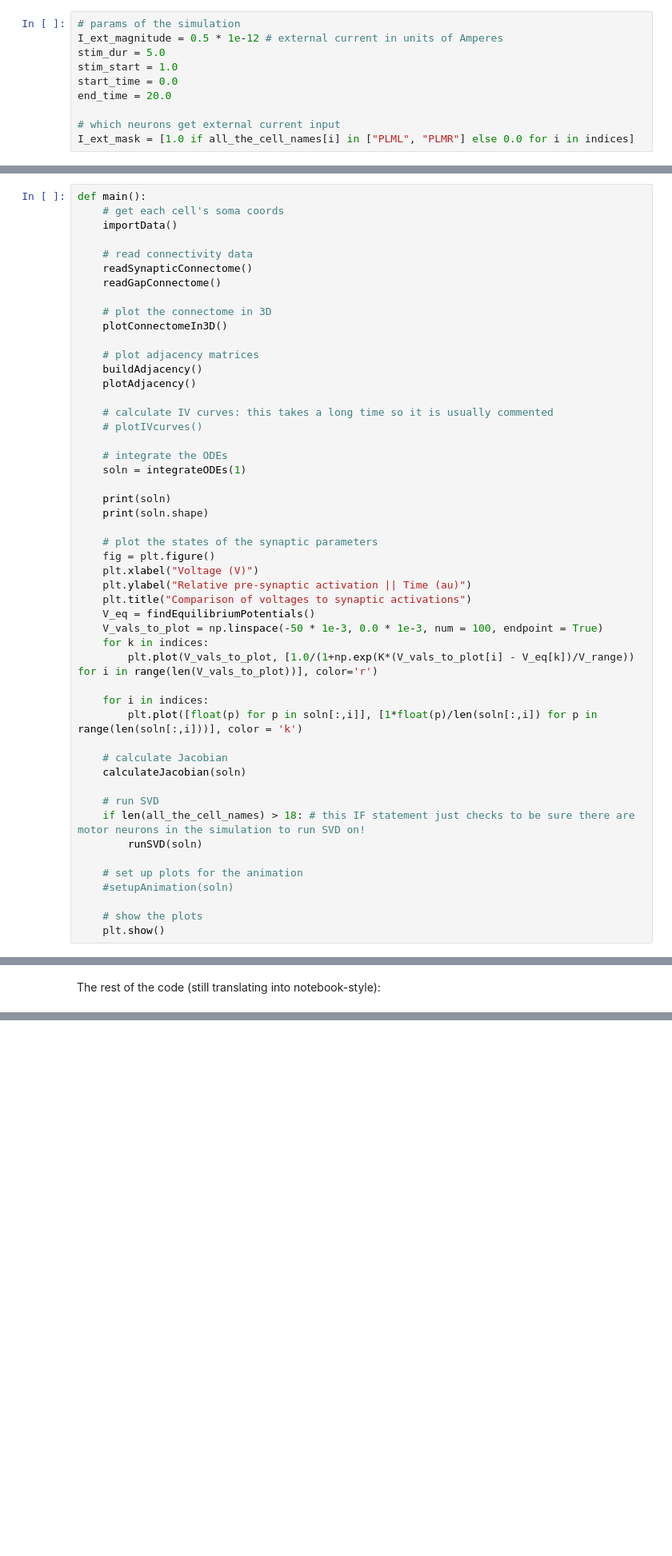
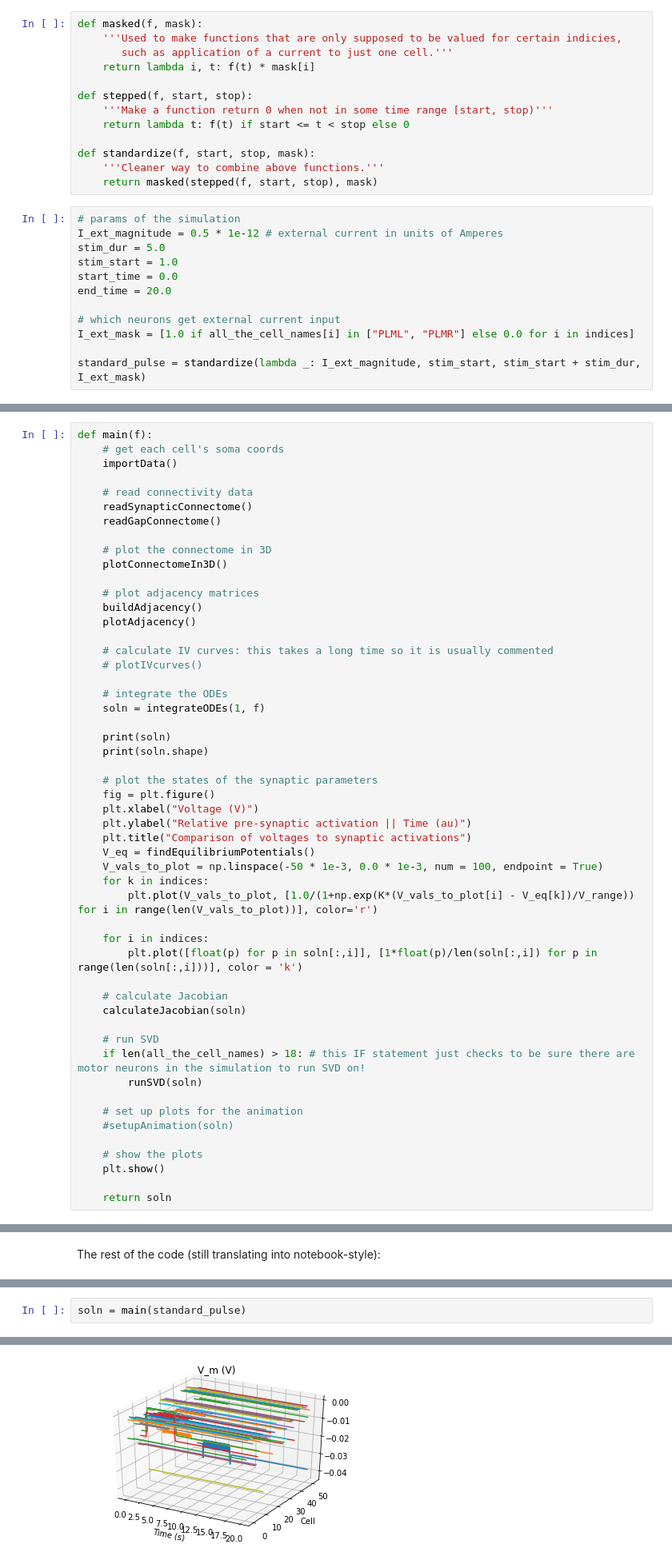
Before and after one commit to matthew-c21/simple-C-elegans, a Jupyter notebook: notebooks/simple-C-elegans.ipynb, the cells around one changed output, grey strips where cells are left out. Shown at 80% size. Saved outputs shown, nothing was run; the diff lists cells and outputs as text; blank space fills up the shorter version.

Commit message:
Change input function to be a true Python function.

```diff
--- a/notebooks/simple-C-elegans.ipynb
+++ b/notebooks/simple-C-elegans.ipynb
@@ -131,3 +133,16 @@ Down here we are getting into the realm of c302.  In [this script](https://githu
+# %%
+def masked(f, mask):
+    '''Used to make functions that are only supposed to be valued for certain indicies,
+       such as application of a current to just one cell.'''
+    return lambda i, t: f(t) * mask[i]
+
+def stepped(f, start, stop):
+    '''Make a function return 0 when not in some time range [start, stop)'''
+    return lambda t: f(t) if start <= t < stop else 0
+
+def standardize(f, start, stop, mask):
+    '''Cleaner way to combine above functions.'''
+    return masked(stepped(f, start, stop), mask)
 # %%
 # params of the simulation
 I_ext_magnitude = 0.5 * 1e-12 # external current in units of Amperes
@@ -138,6 +153,8 @@ end_time = 20.0
 
 # which neurons get external current input
 I_ext_mask = [1.0 if all_the_cell_names[i] in ["PLML", "PLMR"] else 0.0 for i in indices]
+
+standard_pulse = standardize(lambda _: I_ext_magnitude, stim_start, stim_start + stim_dur, I_ext_mask)
 # %% [markdown]
 ## Dynamical parameters.
 
@@ -175,7 +192,7 @@ relative_GABA = 0.5 # relative strength of GABA compared to Glut and Chol synaps
 # %% [markdown]
 ## Main loop
 # %%
-def main():
+def main(f):
     # get each cell's soma coords
     importData()
 
@@ -194,7 +211,7 @@ def main():
     # plotIVcurves()
 
     # integrate the ODEs
-    soln = integrateODEs(1)
+    soln = integrateODEs(1, f)
 
     print(soln)
     print(soln.shape)
@@ -224,6 +241,8 @@ def main():
 
     # show the plots
     plt.show()
+
+    return soln
 # %% [markdown]
 ## Where the hardcore math is happening
 
@@ -877,0 +863,3 @@ SVD analysis...
+# %%
+soln = main(standard_pulse)
+# %% [output]
@@ -877,0 +890 @@ SVD analysis...
+[figure, added]
```
Also changed, not shown: parts of 8 cells of this notebook.
